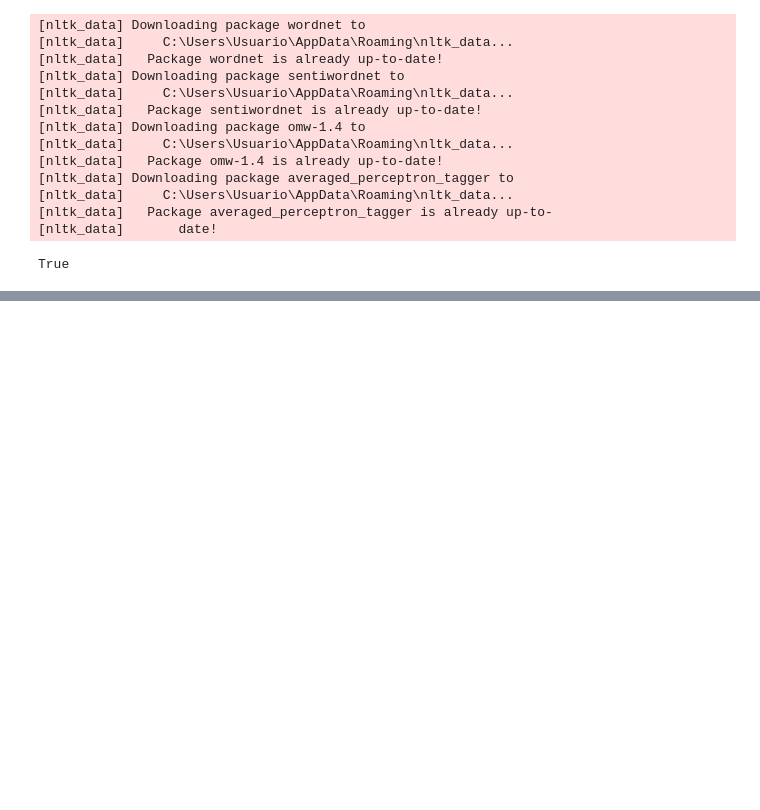
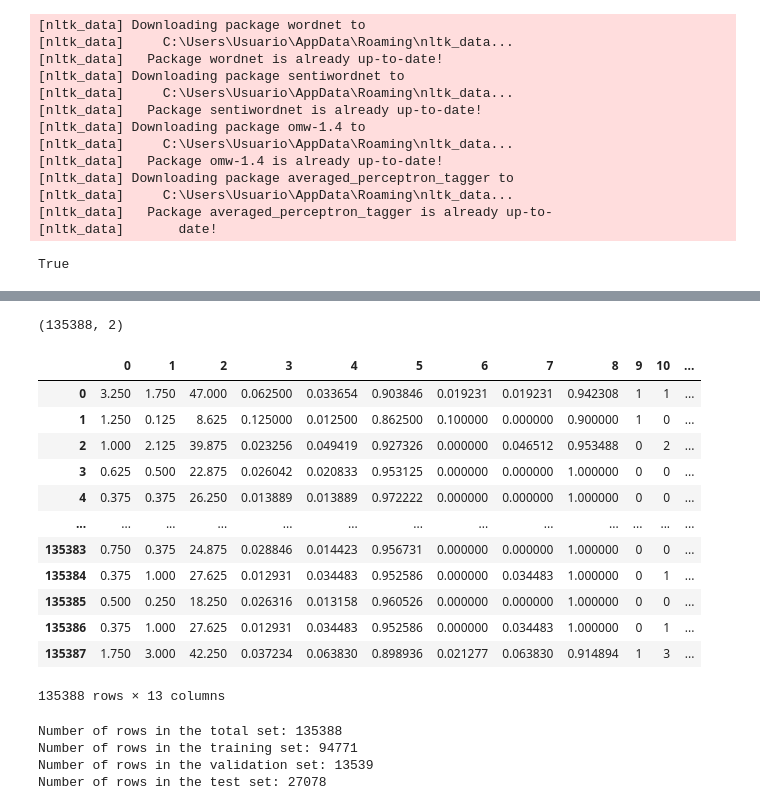
Before and after one commit to ndiaz9/NLP, a Jupyter notebook: Proyecto-G2/Lexicones.ipynb, the cells around one changed output, grey strips where cells are left out. Saved outputs shown, nothing was run; the diff lists cells and outputs as text; code cells hidden in the pictures; blank space fills up the shorter version.

Commit message:
Lexicones Pt 1

```diff
--- a/Proyecto-G2/Lexicones.ipynb
+++ b/Proyecto-G2/Lexicones.ipynb
@@ -93,0 +119,7 @@ senti_val is [(0.0, 0.0, 1.0), (0.0, 0.0, 1.0), (0.25, 0.125, 0.625), (0.125, 0.
+# %%
+dataset = datasets.load_dataset('ucberkeley-dlab/measuring-hate-speech', 'binary')
+df = dataset['train'].to_pandas()
+df = df.dropna()
+df = df.drop_duplicates()
+df = df.reset_index(drop=True)
+df.describe()
@@ -93,0 +174,22 @@ senti_val is [(0.0, 0.0, 1.0), (0.0, 0.0, 1.0), (0.25, 0.125, 0.625), (0.125, 0.
+# %%
+def preprocessing(document: str) -> list:
+    """
+    expand contractions
+    replace any @user type with 'user' token
+    split hashtags into words by upper case
+    text to lower case
+    remove new line char
+    remove non latin chars
+    remove extra blank spaces
+    """
+    document = expand_contractions(document)
+    document = re.sub('@[a-zA-Z0-9_-]{0,150}', 'user', document)
+    hashtags = re.findall('#[a-zA-Z0-9_-]{0,150}', document)
+    for hashtag in hashtags:
+        split = split_hashtag(hashtag)
+        document = re.sub(hashtag, split, document)
+    document = document.lower()
+    document = re.sub('\n', ' ', document)
+    document = re.sub('[^a-zA-Z]|[0-9]', ' ', document)
+    document = re.sub('\s+', ' ', document)
+    return document
@@ -93,0 +209,46 @@ senti_val is [(0.0, 0.0, 1.0), (0.0, 0.0, 1.0), (0.25, 0.125, 0.625), (0.125, 0.
+# %%
+data = pd.DataFrame()
+data['processed'] = df.text.apply(preprocessing)
+data['hatespeech'] = df.hatespeech.apply(lambda x: math.ceil(x/2))
+data.shape
+# %% [output]
+(135388, 2)
+# %%
+lexicon = pd.DataFrame.from_records(data.processed.apply(lexicon_sentiwordnet))
+# %%
+lexicon
+# %% [output]
+|  | 0 | 1 | 2 | 3 | 4 | 5 | 6 | 7 | 8 | 9 | 10 | ... |
+| 0 | 3.250 | 1.750 | 47.000 | 0.062500 | 0.033654 | 0.903846 | 0.019231 | 0.019231 | 0.942308 | 1 | 1 | ... |
+| 1 | 1.250 | 0.125 | 8.625 | 0.125000 | 0.012500 | 0.862500 | 0.100000 | 0.000000 | 0.900000 | 1 | 0 | ... |
+| 2 | 1.000 | 2.125 | 39.875 | 0.023256 | 0.049419 | 0.927326 | 0.000000 | 0.046512 | 0.953488 | 0 | 2 | ... |
+| 3 | 0.625 | 0.500 | 22.875 | 0.026042 | 0.020833 | 0.953125 | 0.000000 | 0.000000 | 1.000000 | 0 | 0 | ... |
+| 4 | 0.375 | 0.375 | 26.250 | 0.013889 | 0.013889 | 0.972222 | 0.000000 | 0.000000 | 1.000000 | 0 | 0 | ... |
+| ... | ... | ... | ... | ... | ... | ... | ... | ... | ... | ... | ... | ... |
+| 135383 | 0.750 | 0.375 | 24.875 | 0.028846 | 0.014423 | 0.956731 | 0.000000 | 0.000000 | 1.000000 | 0 | 0 | ... |
+| 135384 | 0.375 | 1.000 | 27.625 | 0.012931 | 0.034483 | 0.952586 | 0.000000 | 0.034483 | 1.000000 | 0 | 1 | ... |
+| 135385 | 0.500 | 0.250 | 18.250 | 0.026316 | 0.013158 | 0.960526 | 0.000000 | 0.000000 | 1.000000 | 0 | 0 | ... |
+| 135386 | 0.375 | 1.000 | 27.625 | 0.012931 | 0.034483 | 0.952586 | 0.000000 | 0.034483 | 1.000000 | 0 | 1 | ... |
+| 135387 | 1.750 | 3.000 | 42.250 | 0.037234 | 0.063830 | 0.898936 | 0.021277 | 0.063830 | 0.914894 | 1 | 3 | ... |
+135388 rows × 13 columns
+# %%
+y_sample = data['hatespeech'].astype(float)
+X_sample = lexicon.astype(float) #data['lexicon'].astype(list)
+
+X_train_validation, X_test, y_train_validation, y_test = train_test_split(X_sample.values,
+                                                    y_sample.values,
+                                                    random_state=42,test_size=0.2)
+
+X_train, X_validation, y_train, y_validation = train_test_split(X_train_validation,
+                                                    y_train_validation,
+                                                    random_state=42,test_size=0.125)
+
+print('Number of rows in the total set: {}'.format(X_sample.shape[0]))
+print('Number of rows in the training set: {}'.format(X_train.shape[0]))
+print('Number of rows in the validation set: {}'.format(X_validation.shape[0]))
+print('Number of rows in the test set: {}'.format(X_test.shape[0]))
+# %% [output]
+Number of rows in the total set: 135388
+Number of rows in the training set: 94771
+Number of rows in the validation set: 13539
+Number of rows in the test set: 27078
```
Also changed, not shown: parts of 23 cells of this notebook.
